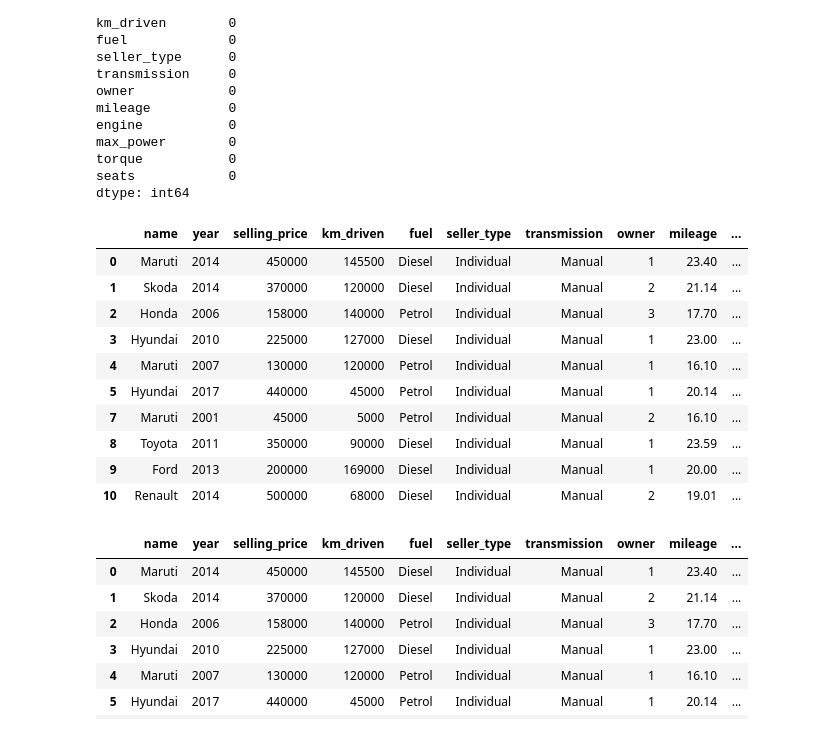
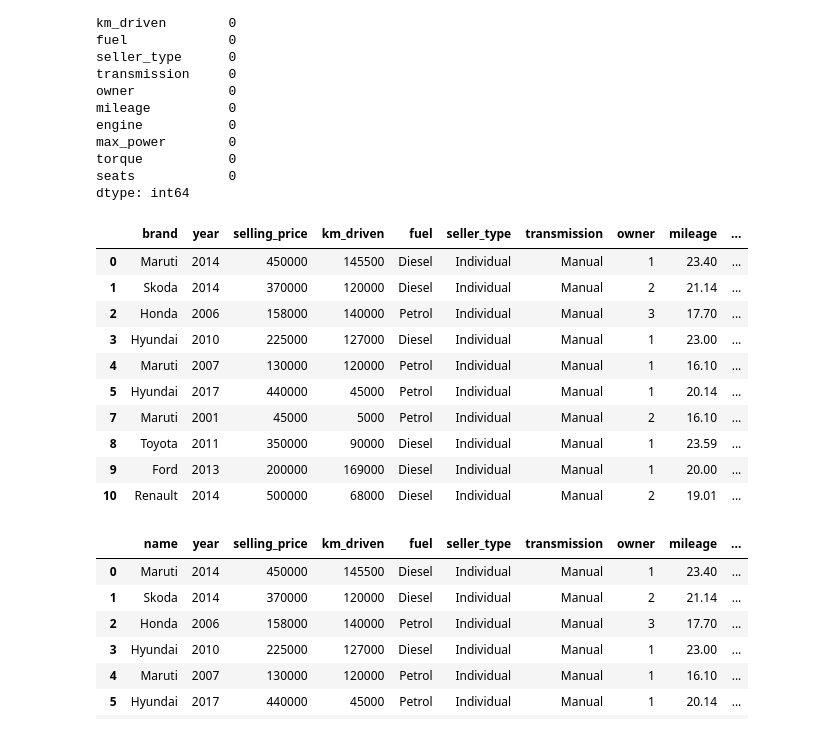
Before and after one commit to linhtetaung-mm/car-price-prediction, a Jupyter notebook: notebooks/a1.ipynb, the cells around one changed output. Cells and saved outputs as stored; diff of their text form; code cells hidden in the pictures.

```diff
--- a/notebooks/a1.ipynb
+++ b/notebooks/a1.ipynb
@@ -282,12 +282,13 @@ torque           0
 seats            0
 dtype: int64
 # %%
-# As per instruction, we will only take the first word for "name" feature
-# The instruction said "brand" but I won't change the name if it is okay
-df["name"] = df["name"].str.split().str[0]
+# As per instruction, we will only take the first word for "brand" feature
+# We will rename "name" to "brand"
+df.rename(columns={'name': 'brand'},inplace=True)
+df["brand"] = df["brand"].str.split().str[0]
 df.head(10)
 # %% [output]
-|  | name | year | selling_price | km_driven | fuel | seller_type | transmission | owner | mileage | ... |
+|  | brand | year | selling_price | km_driven | fuel | seller_type | transmission | owner | mileage | ... |
 | 0 | Maruti | 2014 | 450000 | 145500 | Diesel | Individual | Manual | 1 | 23.40 | ... |
 | 1 | Skoda | 2014 | 370000 | 120000 | Diesel | Individual | Manual | 2 | 21.14 | ... |
 | 2 | Honda | 2006 | 158000 | 140000 | Petrol | Individual | Manual | 3 | 17.70 | ... |
```
Also changed, not shown: parts of 41 cells of this notebook, 1 other file.
